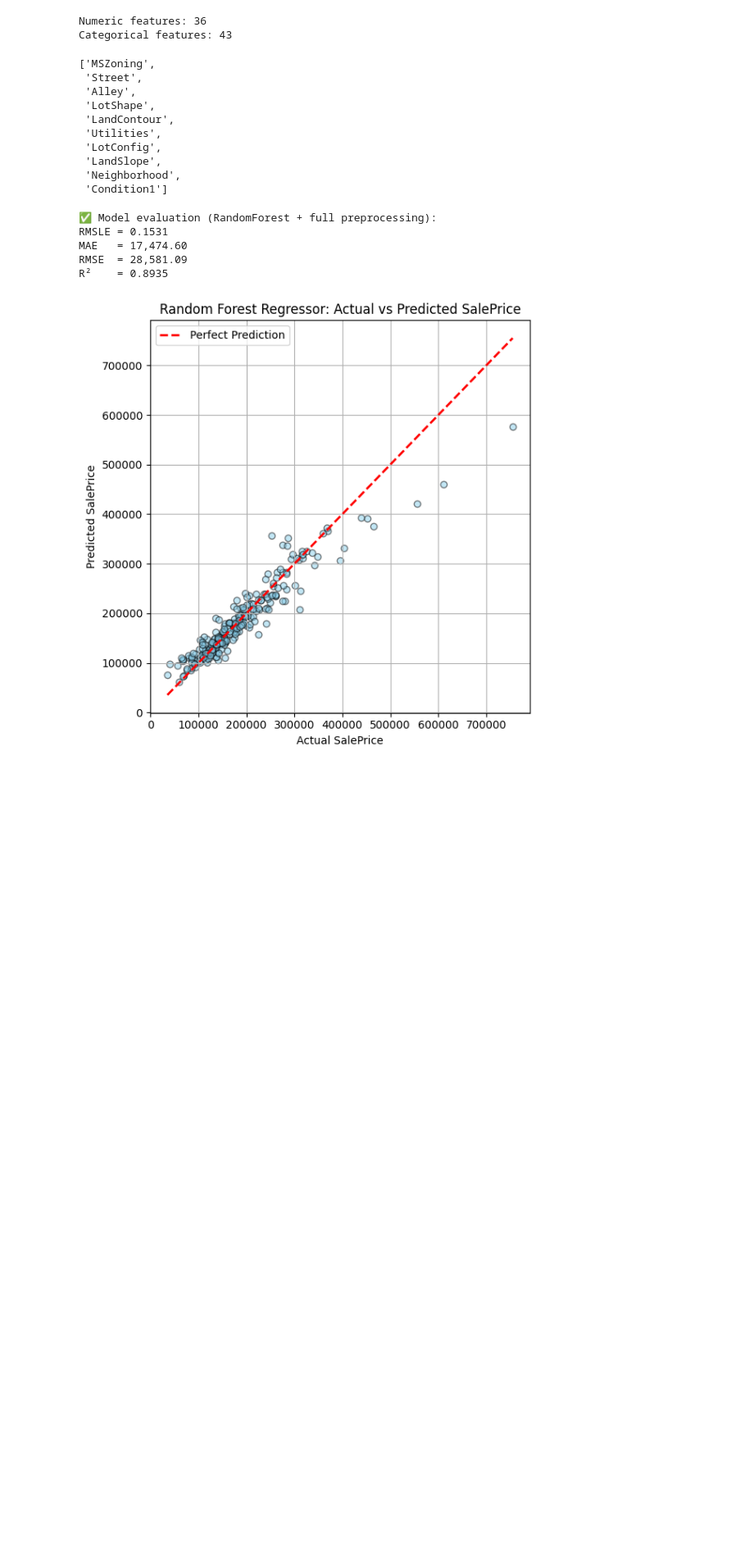
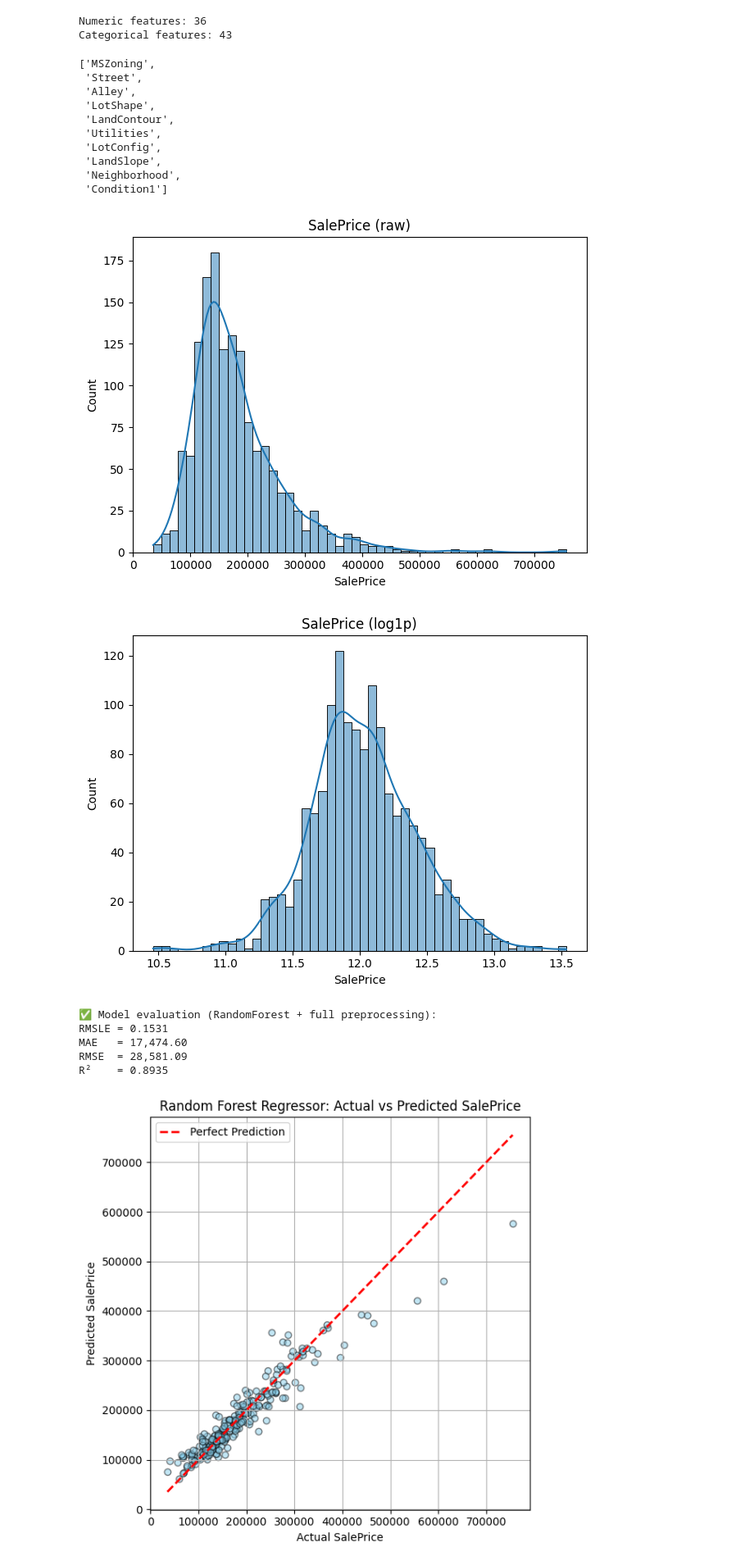
Before and after one commit to Yenyang123/6006CEM-ML-Assignment, a Jupyter notebook: regression_houseprice.ipynb, the cells around one changed output. Shown at 82% size. Saved outputs shown, nothing was run; the diff lists cells and outputs as text; code cells hidden in the pictures; blank space fills up the shorter version.

Commit message:
Add Sale Price raw graph

```diff
--- a/regression_houseprice.ipynb
+++ b/regression_houseprice.ipynb
@@ -68,6 +68,42 @@ Categorical features: 43
  'LandSlope',
  'Neighborhood',
  'Condition1']
+# %%
+# === A. 管理目标偏态/不均衡：log1p + 分位分层切分 +（可选）样本权重 ===
+import numpy as np
+import pandas as pd
+from sklearn.model_selection import train_test_split
+
+# 1) 目标取对数，缓解右偏
+y_log = np.log1p(train["SalePrice"])
+
+# 2) 分位分桶：保证验证集在高价尾部也有代表性
+price_bins = pd.qcut(train["SalePrice"], q=10, labels=False, duplicates='drop')
+
+# 3) 分层切分
+X = train.drop(["SalePrice", "Id"], axis=1)
+X_train, X_valid, y_train_log, y_valid_log, bins_train, bins_valid = train_test_split(
+    X, y_log, price_bins, test_size=0.2, random_state=42, stratify=price_bins
+)
+
+# 4) （可选）样本权重：桶频率的倒数
+bin_freq = pd.Series(bins_train).value_counts(normalize=True)
+w_train = pd.Series(bins_train).map(lambda b: 1.0 / bin_freq[b]).to_numpy()
+
+# 5) 画 log 前/后分布以佐证“管理了不均衡”
+import matplotlib.pyplot as plt
+import seaborn as sns
+
+plt.figure()
+sns.histplot(train["SalePrice"], kde=True, bins=50)
+plt.title("SalePrice (raw)"); plt.tight_layout(); plt.savefig("images/target_hist_raw.png"); plt.show()
+
+plt.figure()
+sns.histplot(y_log, kde=True, bins=50)
+plt.title("SalePrice (log1p)"); plt.tight_layout(); plt.savefig("images/target_hist_log.png"); plt.show()
+# %% [output]
+[figure, added]
+[figure, added]
 # %%
 from sklearn.model_selection import train_test_split
 from sklearn.preprocessing import StandardScaler, OneHotEncoder
```
Also changed, not shown: parts of 2 cells of this notebook, 2 other files.
